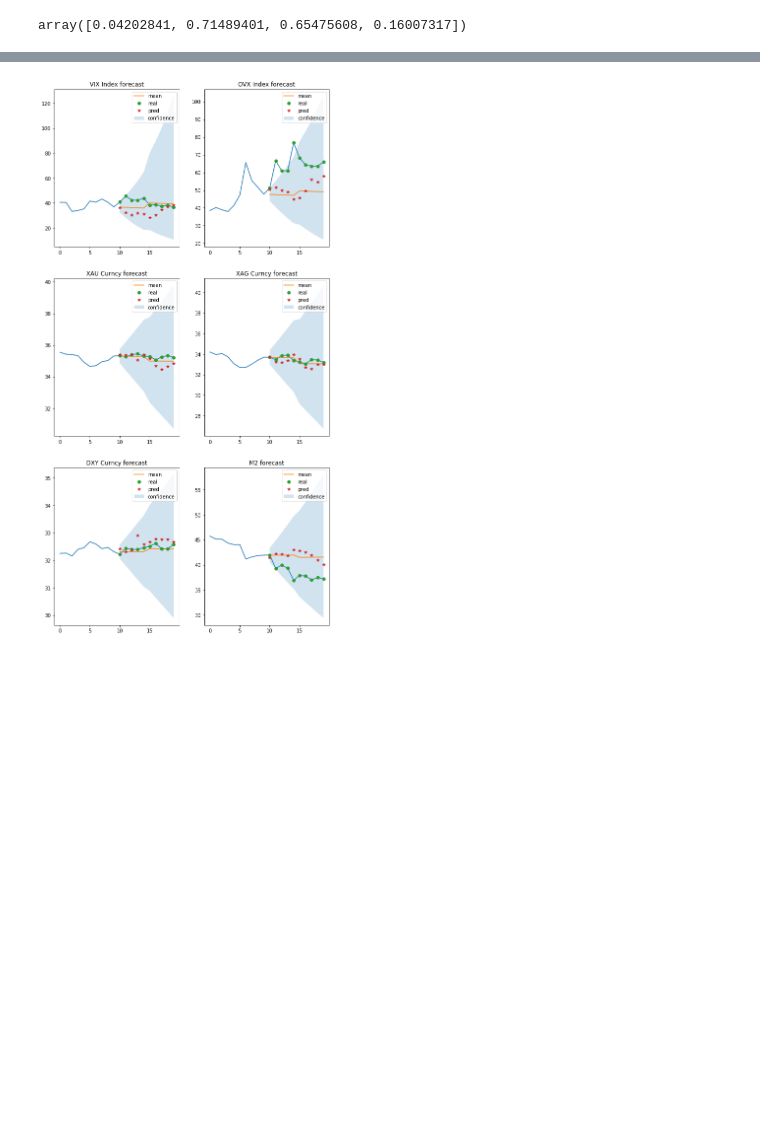
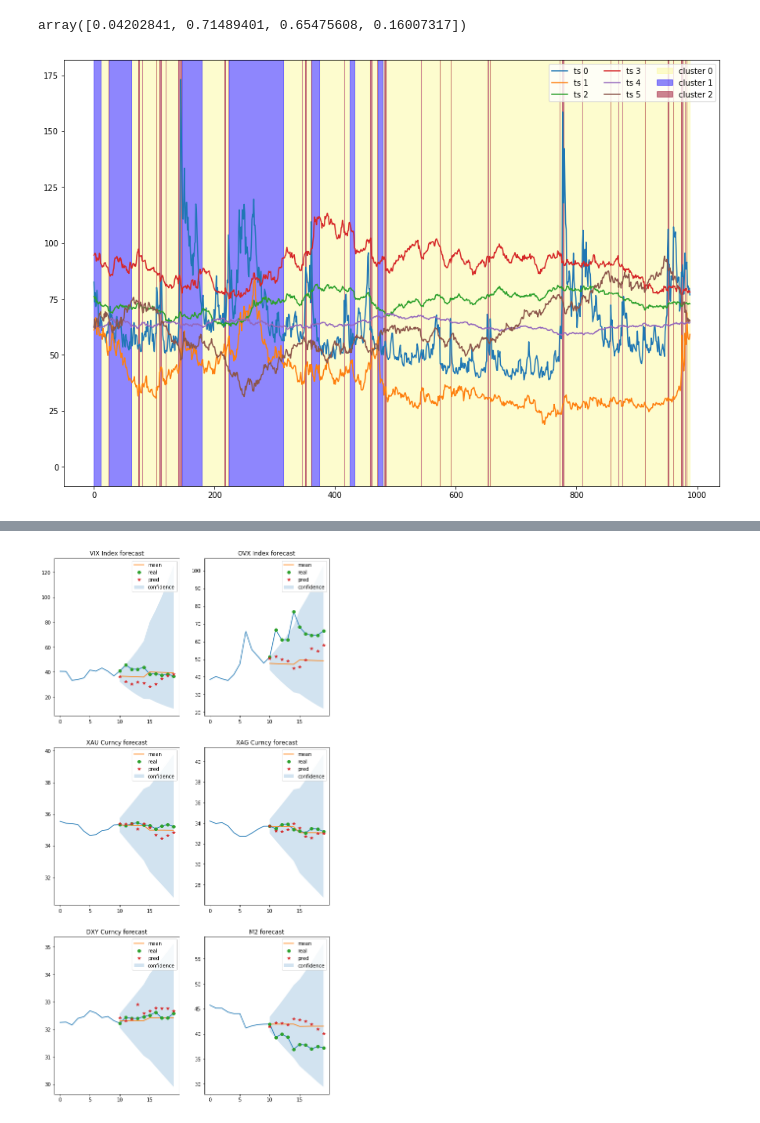
Before and after one commit to vanessadamario/HMM-CHB-MIT, a Jupyter notebook: notebooks/hmm/RealData HHM-GMM (6a).ipynb, the cells around one changed output, grey strips where cells are left out. Cells and saved outputs as stored; diff of their text form; code cells hidden in the pictures; blank space fills up the shorter version.

```diff
--- a/notebooks/hmm/RealData HHM-GMM (6a).ipynb
+++ b/notebooks/hmm/RealData HHM-GMM (6a).ipynb
@@ -88,3 +86,7 @@ corr_plot(mdl.covariances_,labels = Dataset.columns,covcorr = True)
 mdl.lambdas
 # %% [output]
 array([0.04202841, 0.71489401, 0.65475608, 0.16007317])
+# %%
+plot_results_cluster(Data, mdl.labels_, Dates, Dataset.columns)
+# %% [output]
+[figure, added]
```
Also changed, not shown: parts of 13 cells of this notebook, 6 other files.
